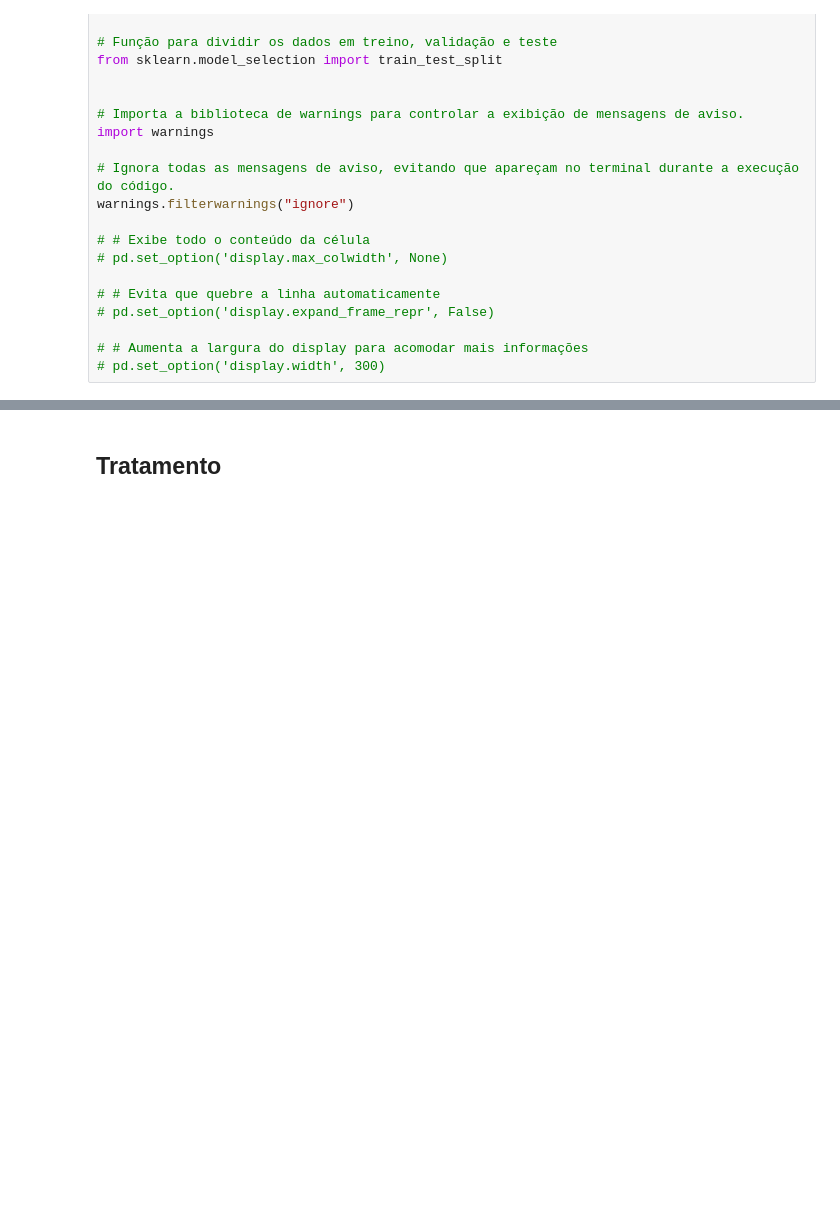
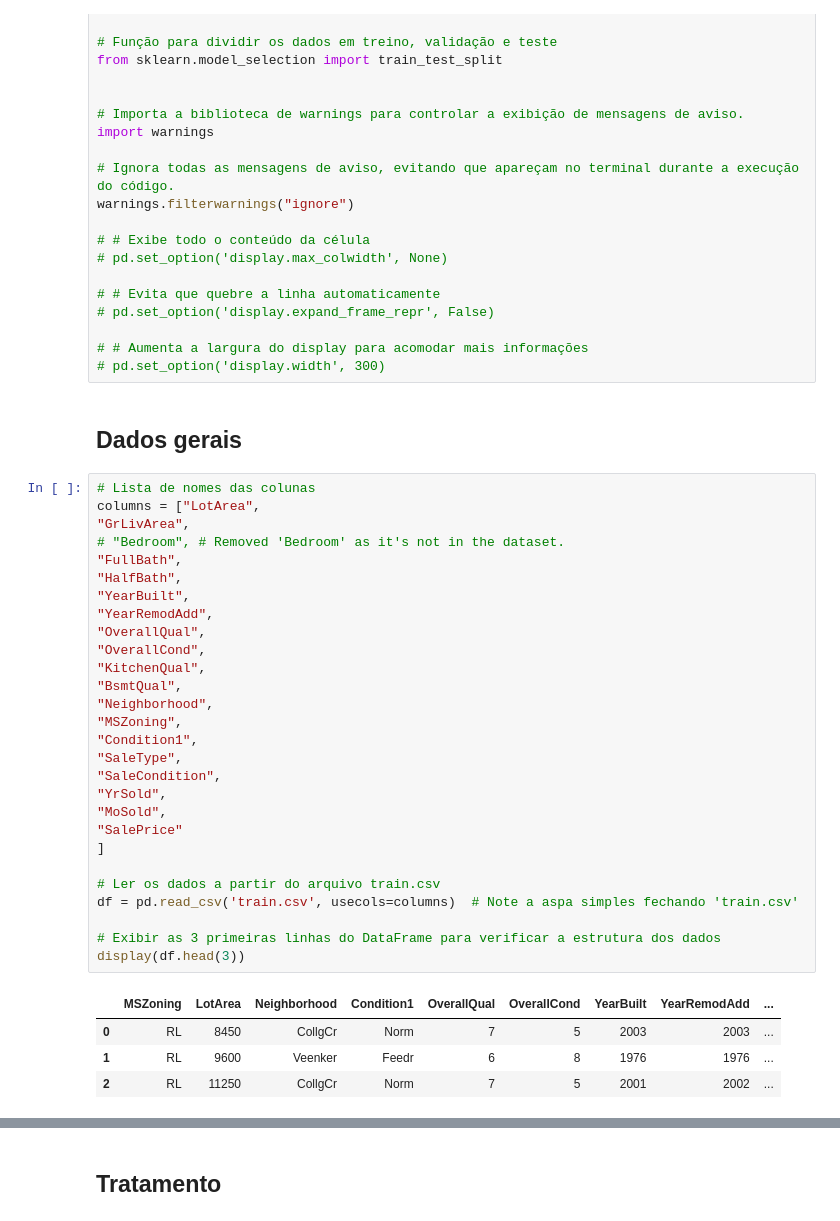
Before and after one commit to joaossoliveira/House-price, a Jupyter notebook: House_Price1.ipynb, the cells around one changed output, grey strips where cells are left out. Drawn from its saved outputs; the diff is of its cells as text; blank space fills up the shorter version.

```diff
--- a/House_Price1.ipynb
+++ b/House_Price1.ipynb
@@ -65,3 +59,38 @@ warnings.filterwarnings("ignore")
 
 # # Aumenta a largura do display para acomodar mais informações
 # pd.set_option('display.width', 300)
+# %% [markdown]
+## Dados gerais
+# %%
+# Lista de nomes das colunas
+columns = ["LotArea",
+"GrLivArea",
+# "Bedroom", # Removed 'Bedroom' as it's not in the dataset.
+"FullBath",
+"HalfBath",
+"YearBuilt",
+"YearRemodAdd",
+"OverallQual",
+"OverallCond",
+"KitchenQual",
+"BsmtQual",
+"Neighborhood",
+"MSZoning",
+"Condition1",
+"SaleType",
+"SaleCondition",
+"YrSold",
+"MoSold",
+"SalePrice"
+]
+
+# Ler os dados a partir do arquivo train.csv
+df = pd.read_csv('train.csv', usecols=columns)  # Note a aspa simples fechando 'train.csv'
+
+# Exibir as 3 primeiras linhas do DataFrame para verificar a estrutura dos dados
+display(df.head(3))
+# %% [output]
+|  | MSZoning | LotArea | Neighborhood | Condition1 | OverallQual | OverallCond | YearBuilt | YearRemodAdd | ... |
+| 0 | RL | 8450 | CollgCr | Norm | 7 | 5 | 2003 | 2003 | ... |
+| 1 | RL | 9600 | Veenker | Feedr | 6 | 8 | 1976 | 1976 | ... |
+| 2 | RL | 11250 | CollgCr | Norm | 7 | 5 | 2001 | 2002 | ... |
```
Also changed, not shown: parts of 6 cells of this notebook.
